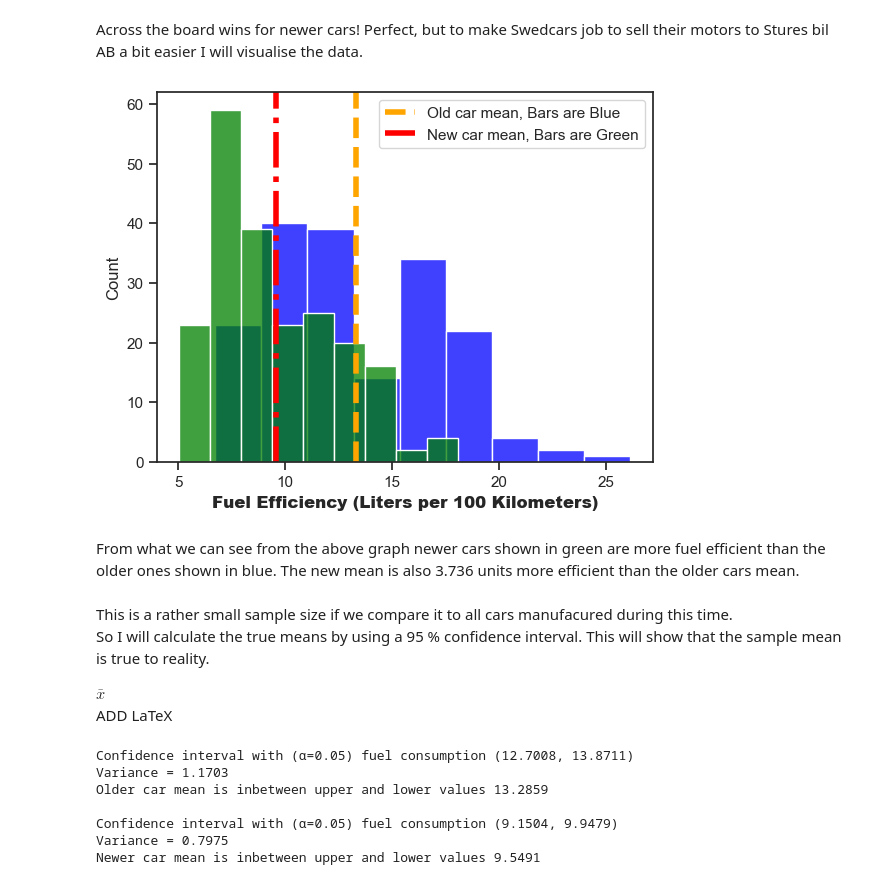
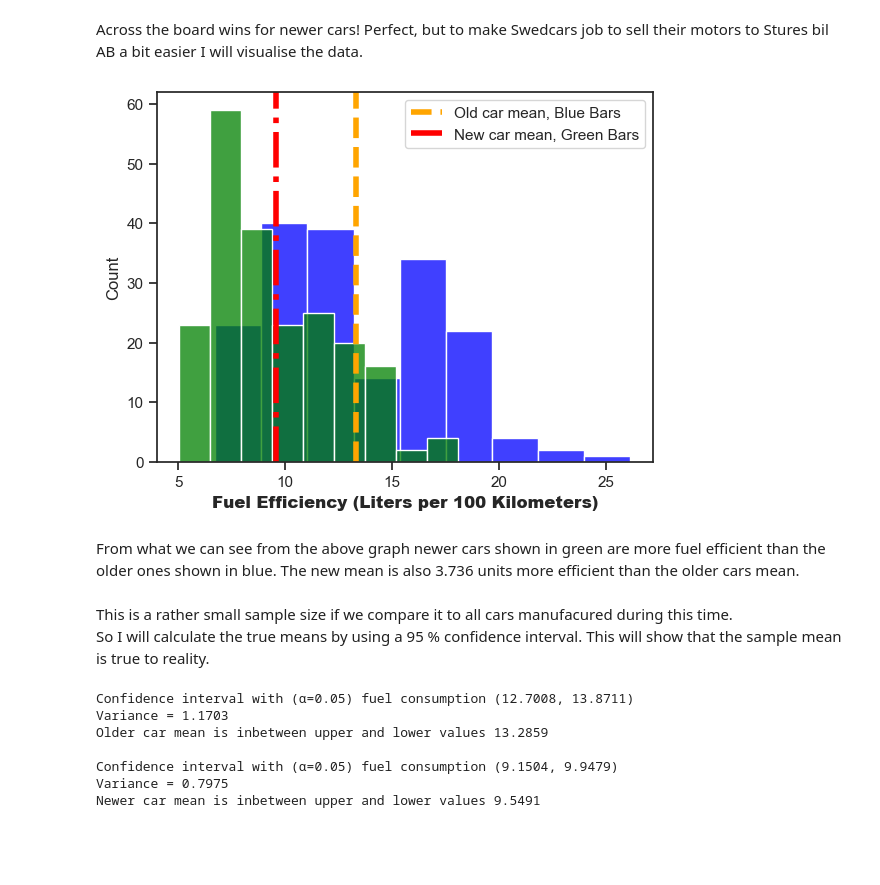
Before and after one commit to Rufshod/Statistical_Analysis_Alexander_Andersson, a Jupyter notebook: Lab/Lab_cars.ipynb, the cells around one changed output. Cells and saved outputs as stored; diff of their text form; code cells hidden in the pictures; blank space fills up the shorter version.

```diff
--- a/Lab/Lab_cars.ipynb
+++ b/Lab/Lab_cars.ipynb
@@ -145,13 +145,13 @@ Across the board wins for newer cars! Perfect, but to make Swedcars job to sell
 # %%
 # Lets compare the two data sets in a graph:
 
-ax_1 = sns.histplot(cars_older, x = "lper100km", color = "blue",).axvline(old_car_mean,  linestyle="--", linewidth=4, label="Old car mean, Bars are Blue", color="orange")
-ax_2 = sns.histplot(cars_newer, x = "lper100km", color = "green",).axvline(new_car_mean,  linestyle="-.", linewidth=4, label="New car mean, Bars are Green",color="red")
+ax_1 = sns.histplot(cars_older, x = "lper100km", color = "blue",).axvline(old_car_mean,  linestyle="--", linewidth=4, label="Old car mean, Blue Bars", color="orange")
+ax_2 = sns.histplot(cars_newer, x = "lper100km", color = "green",).axvline(new_car_mean,  linestyle="-.", linewidth=4, label="New car mean, Green Bars",color="red")
 plt.xlabel("Fuel Efficiency (Liters per 100 Kilometers)", size = 12, weight=900 )
 plt.legend();
 plt.show()
 # %% [output]
-[figure, old version]
+[figure, new version]
 # %% [markdown]
 From what we can see from the above graph newer cars shown in green are more fuel efficient than the older ones shown in blue.
 The new mean is also 3.736 units more efficient than the older cars mean.
@@ -159,9 +159,6 @@ The new mean is also 3.736 units more efficient than the older cars mean.
 This is a rather small sample size if we compare it to all cars manufacured during this time.
 So I will calculate the true means by using a 95 % confidence interval.
 This will show that the sample mean is true to reality.
-
-$\bar x $
- ADD LaTeX
 # %%
 alpha = 0.05
 
```
Also changed, not shown: parts of 4 cells of this notebook, 2 other files.
